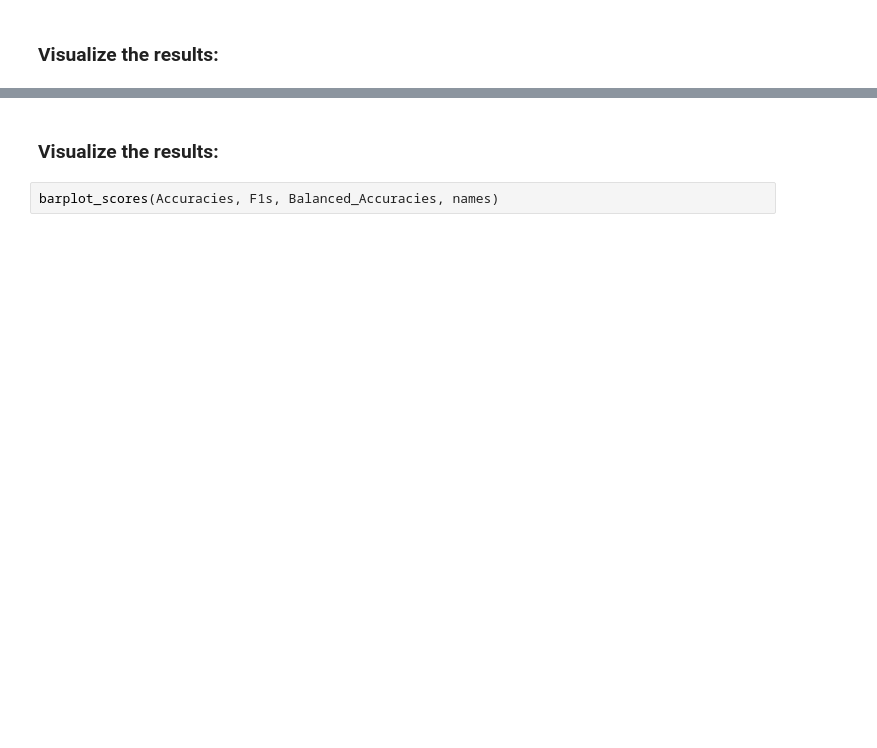
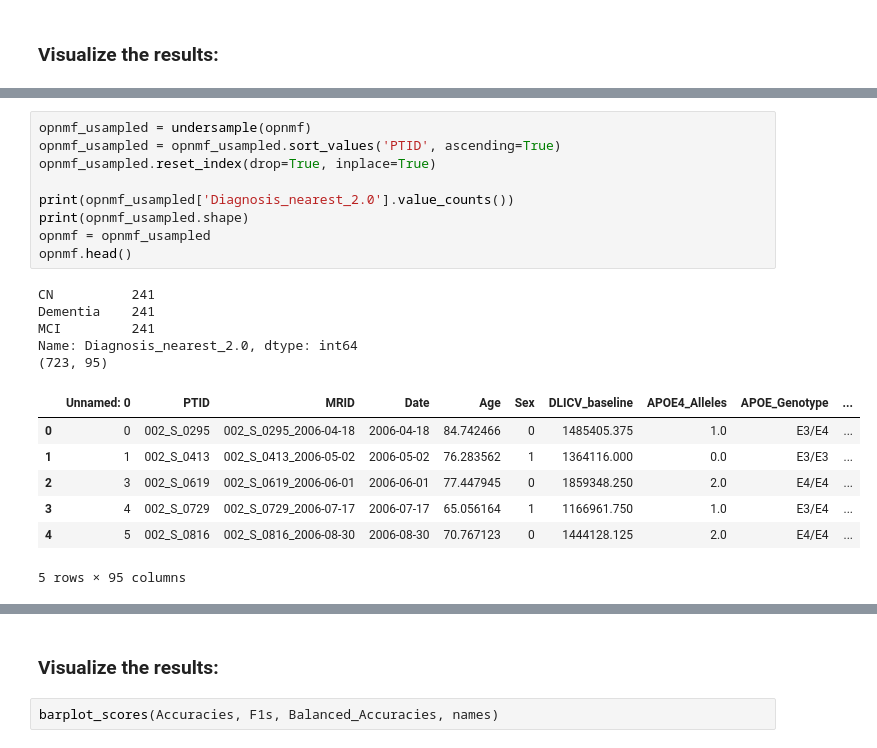
Before and after one commit to georgeaidinis/Dissertation, a Jupyter notebook: DeepCCA Model/ADNI Classification Adaboost OPNMF.ipynb, the cells around one changed output, grey strips where cells are left out. Drawn from its saved outputs; the diff is of its cells as text; blank space fills up the shorter version.

```diff
--- a/DeepCCA Model/ADNI Classification Adaboost OPNMF.ipynb
+++ b/DeepCCA Model/ADNI Classification Adaboost OPNMF.ipynb
@@ -330,0 +410,22 @@ confusion_matrices(Confusion_Matrices, names, n_rows=2, n_cols=3)
+# %%
+opnmf_usampled = undersample(opnmf)
+opnmf_usampled = opnmf_usampled.sort_values('PTID', ascending=True)
+opnmf_usampled.reset_index(drop=True, inplace=True)
+
+print(opnmf_usampled['Diagnosis_nearest_2.0'].value_counts())
+print(opnmf_usampled.shape)
+opnmf = opnmf_usampled
+opnmf.head()
+# %% [output]
+CN          241
+Dementia    241
+MCI         241
+Name: Diagnosis_nearest_2.0, dtype: int64
+(723, 95)
+|  | Unnamed: 0 | PTID | MRID | Date | Age | Sex | DLICV_baseline | APOE4_Alleles | APOE_Genotype | ... |
+| 0 | 0 | 002_S_0295 | 002_S_0295_2006-04-18 | 2006-04-18 | 84.742466 | 0 | 1485405.375 | 1.0 | E3/E4 | ... |
+| 1 | 1 | 002_S_0413 | 002_S_0413_2006-05-02 | 2006-05-02 | 76.283562 | 1 | 1364116.000 | 0.0 | E3/E3 | ... |
+| 2 | 3 | 002_S_0619 | 002_S_0619_2006-06-01 | 2006-06-01 | 77.447945 | 0 | 1859348.250 | 2.0 | E4/E4 | ... |
+| 3 | 4 | 002_S_0729 | 002_S_0729_2006-07-17 | 2006-07-17 | 65.056164 | 1 | 1166961.750 | 1.0 | E3/E4 | ... |
+| 4 | 5 | 002_S_0816 | 002_S_0816_2006-08-30 | 2006-08-30 | 70.767123 | 0 | 1444128.125 | 2.0 | E4/E4 | ... |
+5 rows × 95 columns
```
Also changed, not shown: parts of 11 cells of this notebook, 5 other files.
